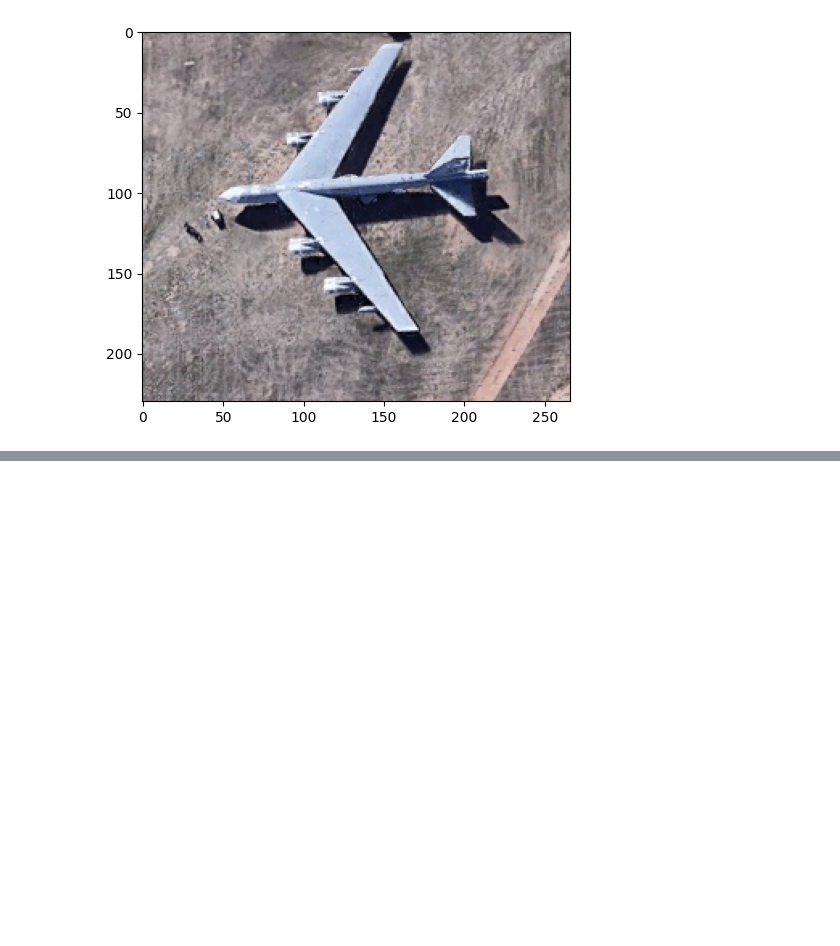
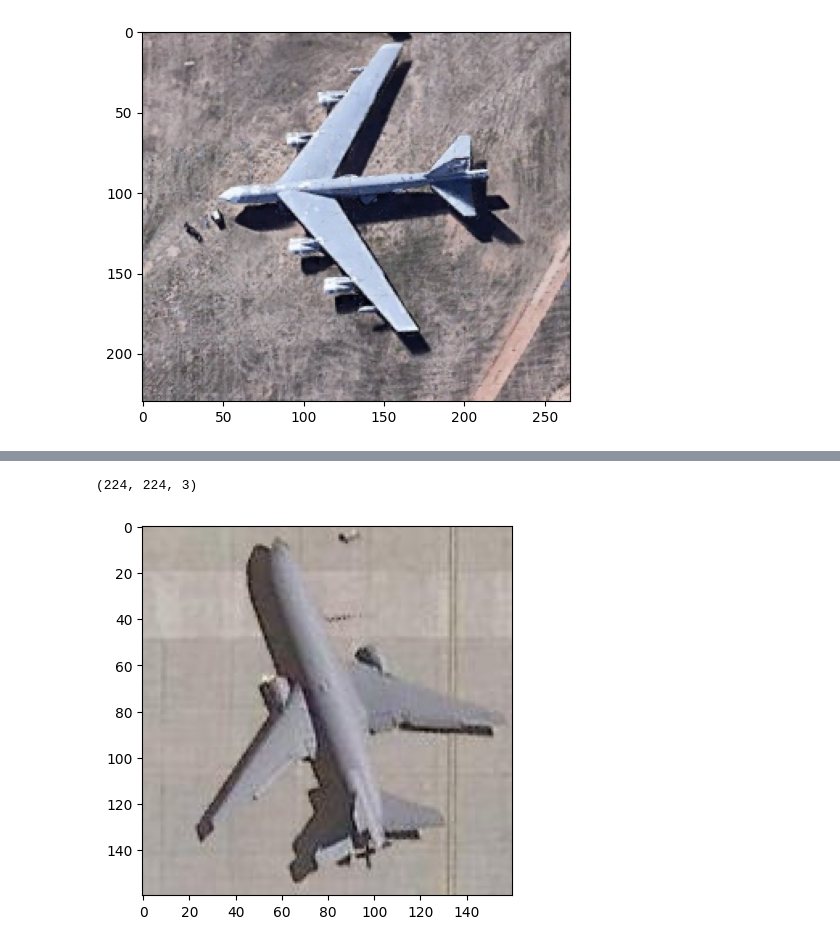
Before and after one commit to CengizhanBayram/DeepLearningandMachineLearning-, a Jupyter notebook: Converting aircraft types from satellite photos with deep learning/transfer_learning.ipynb, the cells around one changed output, grey strips where cells are left out. Saved outputs shown, nothing was run; the diff lists cells and outputs as text; code cells hidden in the pictures; blank space fills up the shorter version.

```diff
--- a/Converting aircraft types from satellite photos with deep learning/transfer_learning.ipynb
+++ b/Converting aircraft types from satellite photos with deep learning/transfer_learning.ipynb
@@ -37,0 +122,12 @@ SyntaxError: invalid syntax. Perhaps you forgot a comma? (1114618309.py, line 1)
+# %%
+# Let's look it's shape..
+img.shape
+# %% [output]
+(224, 224, 3)
+# %%
+# Let's see the aircraft..
+img_for_display = load_img("McDonnellDouglas_kc10.jpg")
+plt.imshow(img_for_display)
+plt.show()
+# %% [output]
+[figure, added]
```
Also changed, not shown: parts of 14 cells of this notebook.
